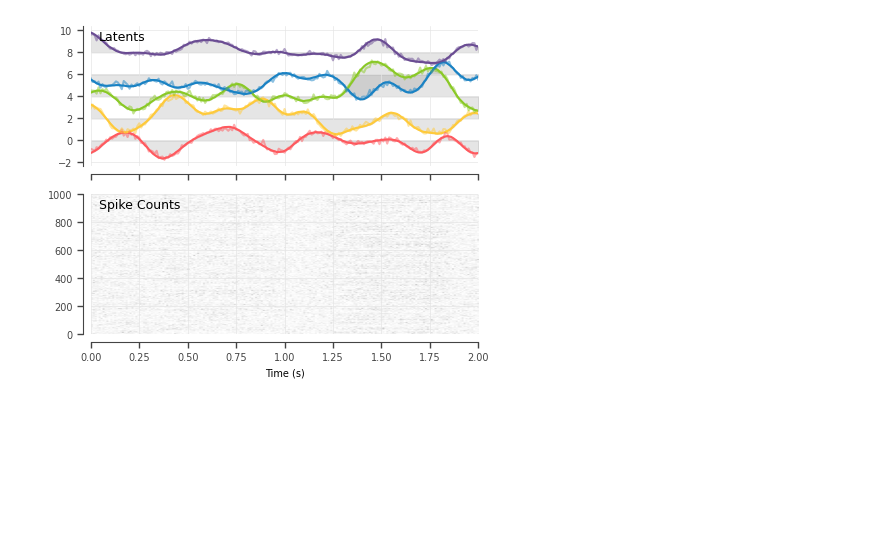
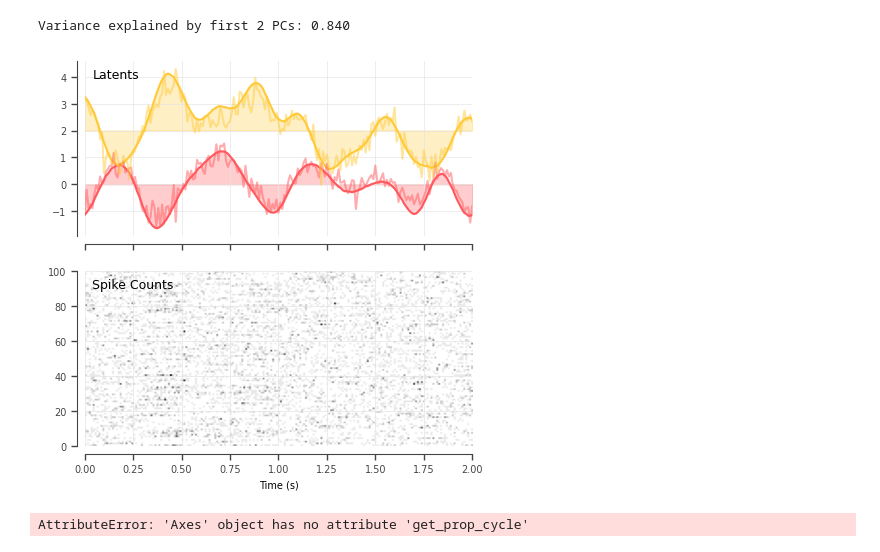
Before and after one commit to TomGeorge1234/pomoco, a Jupyter notebook: notebooks/testing.ipynb, the cells around one changed output. Cells and saved outputs as stored; diff of their text form; code cells hidden in the pictures; blank space fills up the shorter version.

```diff
--- a/notebooks/testing.ipynb
+++ b/notebooks/testing.ipynb
@@ -20,8 +20,8 @@ The autoreload extension is already loaded. To reload it, use:
 # %%
 dataset = Dataset(
     num_sets=2,
-    num_neurons=1000,
-    latent_dim=5,
+    num_neurons=100,
+    latent_dim=2,
     latent_timescale=0.1,
     dt=0.01,
     max_firing_rate=100.0,
@@ -34,31 +34,40 @@ batch = next(data_iter)
 time, latents, spike_counts = batch['time'], batch['latents'], batch['spike_counts']
 # %%
 # Calcualte PCs of spike counts
-N_PCS = 50
+N_PCS = 2
 pca = PCA(n_components=N_PCS)
 spike_counts_centered = spike_counts - spike_counts.mean(dim=0, keepdim=True)
 pcs = pca.fit_transform(spike_counts_centered.numpy())
-reg = LinearRegression().fit(pcs, latents.numpy()[:, :N_PCS])
+reg = LinearRegression(fit_intercept=False).fit(pcs, latents.numpy()[:, :N_PCS])
 pcs_aligned = reg.predict(pcs)
 pcs = pcs_aligned
+
+# Calculate variance explained
+r_sq = sklearn.metrics.r2_score(latents.numpy()[:, :N_PCS], pcs)
+print(f'Variance explained by first {N_PCS} PCs: {r_sq:.3f}')
+# %% [output]
+Variance explained by first 2 PCs: 0.840
 # %%
 # Plot latents and alinged-spike-count PCs
-fig, ax = plt.subplots(2,1, figsize=(5,4), sharex=True)
+fig, ax = plt.subplots(2,1, figsize=(5,5), sharex=True)
 for l in range(latents.shape[1]):
-    ax[0].plot(time, 2*l + latents[:, l])
-    # do this in the same color as the line above
-    ax[0].fill_between(time, 2*l + latents[:, l], 2*l, alpha=0.1, color = "k")
+    line = ax[0].plot(time, 2*l + latents[:, l])
+    ax[0].fill_between(time, 2*l + latents[:, l], 2*l, alpha=0.3, color = line[0].get_color())
 ax[0].text(0.02, 0.9, "Latents", transform=ax[0].transAxes)
 ax[0].set_prop_cycle(None)  # reset color cycle
 for l in range(pcs.shape[1]):
     ax[0].plot(time, 2*l + pcs[:, l], alpha=0.5)
 
 # Plot spike counts
 ax[1].imshow(spike_counts.T, aspect='auto', cmap='Greys', origin='lower', extent=[time[0], time[-1], 0, spike_counts.shape[1]])
 ax[1].text(0.02, 0.9, "Spike Counts", transform=ax[1].transAxes)
 ax[1].set_xlabel("Time (s)")
 
 plotting_utils.outset_axes(ax[0])
 plotting_utils.outset_axes(ax[1])
 # %% [output]
-[figure, old version]
+[figure, new version]
+# %%
+ax[0].set
+# %% [output]
+AttributeError: 'Axes' object has no attribute 'get_prop_cycle'
```
Also changed, not shown: parts of 3 cells of this notebook, 1 other file.
